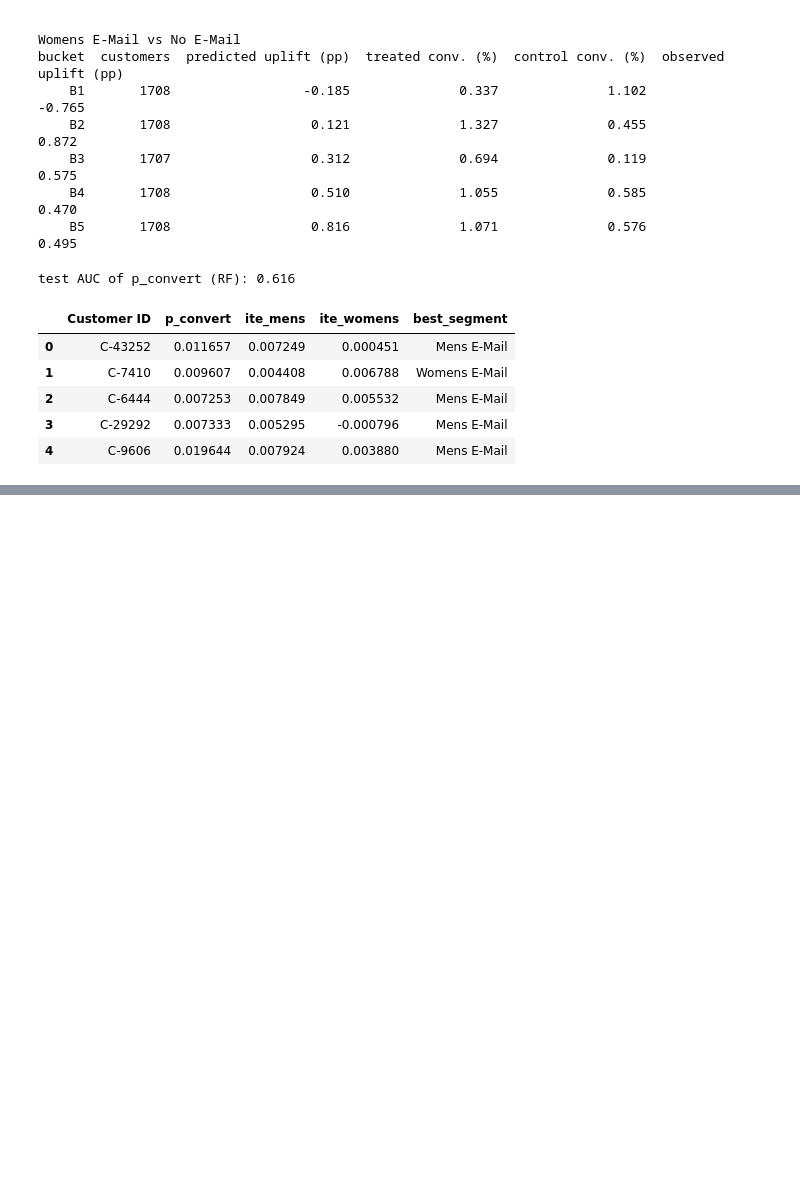
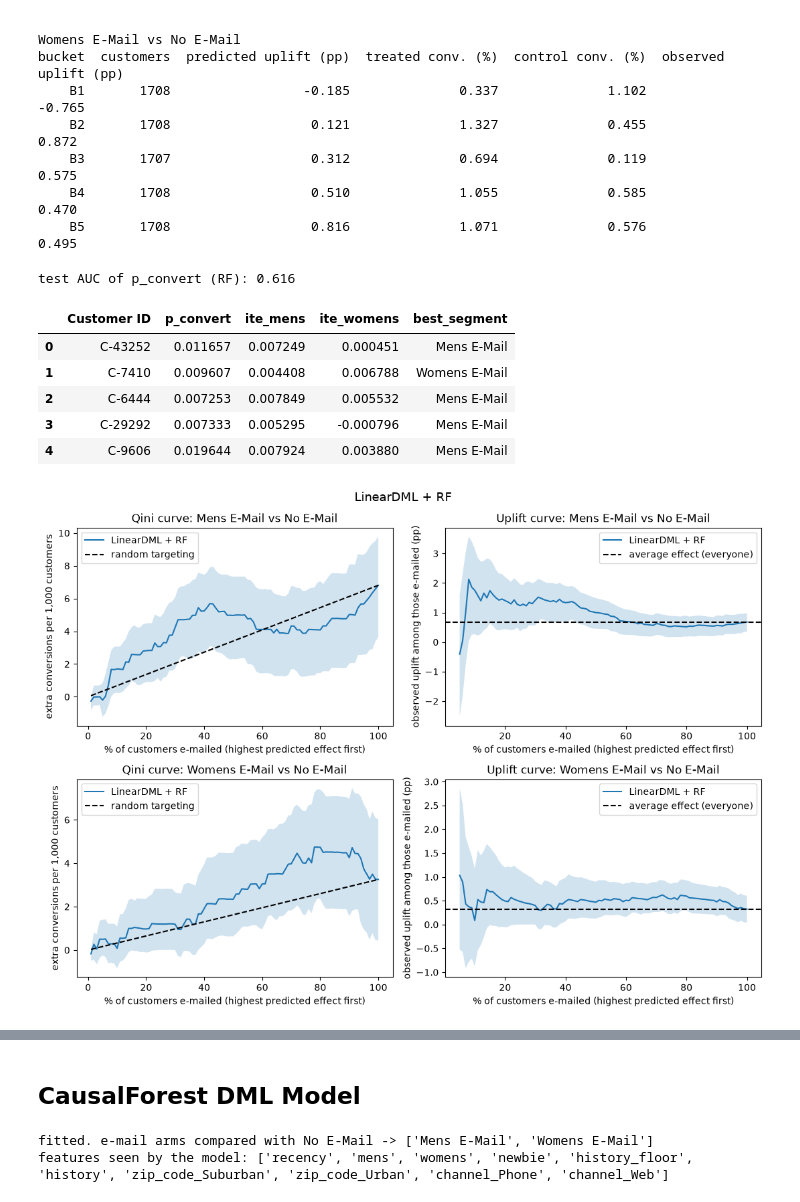
Before and after one commit to Sharathh-K/project, a Jupyter notebook: Notebooks/Double_ML_Model.ipynb, the cells around one changed output, grey strips where cells are left out. Saved outputs shown, nothing was run; the diff lists cells and outputs as text; code cells hidden in the pictures; blank space fills up the shorter version.

```diff
--- a/Notebooks/Double_ML_Model.ipynb
+++ b/Notebooks/Double_ML_Model.ipynb
@@ -267,3 +389,7 @@ test AUC of p_convert (RF): 0.616
 | 2 | C-6444 | 0.007253 | 0.007849 | 0.005532 | Mens E-Mail |
 | 3 | C-29292 | 0.007333 | 0.005295 | -0.000796 | Mens E-Mail |
 | 4 | C-9606 | 0.019644 | 0.007924 | 0.003880 | Mens E-Mail |
+# %%
+curve_report("LinearDML + RF", rec_rf)
+# %% [output]
+[figure, added]
@@ -269,0 +399,17 @@ test AUC of p_convert (RF): 0.616
+# %% [markdown]
+## CausalForest DML Model
+# %%
+dml_cf = CausalForestDML(
+    model_t=LGBMClassifier(**LGBM_PARAMS),
+    model_y=LGBMClassifier(**LGBM_PARAMS),
+    discrete_outcome=True, discrete_treatment=True, cv=5,
+    n_estimators=500, min_samples_leaf=200, honest=True, n_jobs=-1, random_state=42,
+)
+cf_pipe = DMLPipeline(clone(preprocessor), dml_cf, FEATURE_COLS, TREATMENT_COL, OUTCOME_COL, CONTROL)
+cf_pipe.fit(train)
+
+print("fitted. e-mail arms compared with", CONTROL, "->", cf_pipe.arms_)
+print("features seen by the model:", cf_pipe.feature_names_)
+# %% [output]
+fitted. e-mail arms compared with No E-Mail -> ['Mens E-Mail', 'Womens E-Mail']
+features seen by the model: ['recency', 'mens', 'womens', 'newbie', 'history_floor', 'history', 'zip_code_Suburban', 'zip_code_Urban', 'channel_Phone', 'channel_Web']
```
Also changed, not shown: parts of 23 cells of this notebook, 1 other file.
